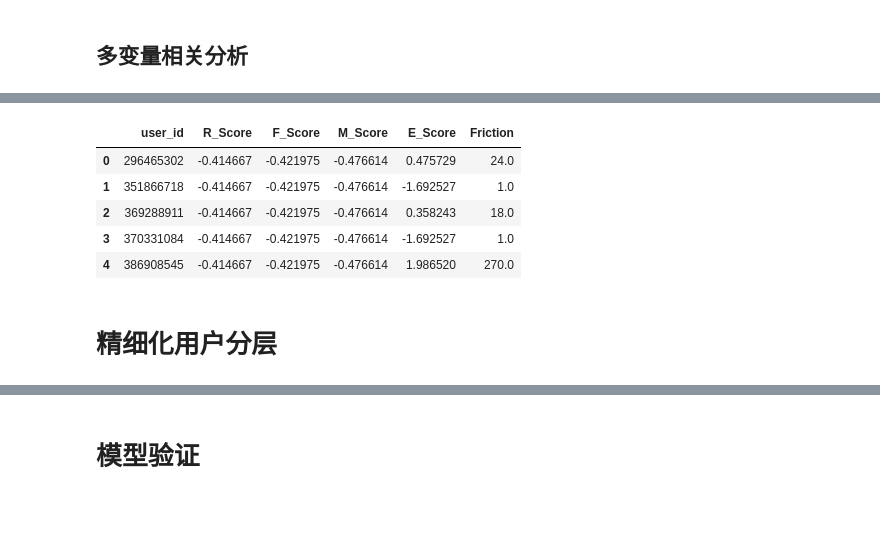
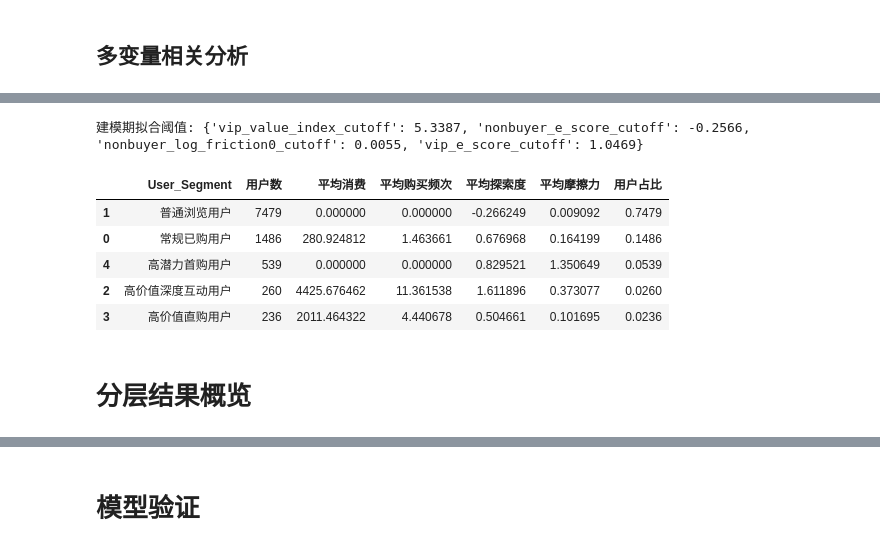
Before and after one commit to DX39069043/RFM-behavior-segmentation, a Jupyter notebook: main.ipynb, the cells around one changed output, grey strips where cells are left out. Saved outputs shown, nothing was run; the diff lists cells and outputs as text; code cells hidden in the pictures; blank space fills up the shorter version.

```diff
--- a/main.ipynb
+++ b/main.ipynb
@@ -204,21 +182,23 @@ df[['user_id','E_Score','Friction']].head()
 # %%
-from shared_utils import compute_rfm_scores
+from analysis import segment_users, segment_summary
 
-compute_rfm_scores(
-    df,
-    r_raw_col='Recency_Days',
-    f_raw_col='Purchase_Frequency',
-    m_raw_col='Total_Spending'
-)
+# 分层逻辑（analysis.py）：
+# - 高价值：仅在已购用户内部，按价值指数上四分位确定
+# - 未购用户：用行为 GMM 阈值识别高潜力首购用户
+# - 所有阈值只在 10 月建模期拟合，11 月验证期只读取标签
+final_df, thresholds = segment_users(df)
 
-df[['user_id','R_Score','F_Score','M_Score','E_Score','Friction']].head()
+print('建模期拟合阈值:', {k: round(v, 4) for k, v in thresholds.items()})
+print()
+segment_summary(final_df)
 # %% [output]
+建模期拟合阈值: {'vip_value_index_cutoff': 5.3387, 'nonbuyer_e_score_cutoff': -0.2566, 'nonbuyer_log_friction0_cutoff': 0.0055, 'vip_e_score_cutoff': 1.0469}
-|  | user_id | R_Score | F_Score | M_Score | E_Score | Friction |
-| 0 | 296465302 | -0.414667 | -0.421975 | -0.476614 | 0.475729 | 24.0 |
-| 1 | 351866718 | -0.414667 | -0.421975 | -0.476614 | -1.692527 | 1.0 |
-| 2 | 369288911 | -0.414667 | -0.421975 | -0.476614 | 0.358243 | 18.0 |
-| 3 | 370331084 | -0.414667 | -0.421975 | -0.476614 | -1.692527 | 1.0 |
-| 4 | 386908545 | -0.414667 | -0.421975 | -0.476614 | 1.986520 | 270.0 |
+|  | User_Segment | 用户数 | 平均消费 | 平均购买频次 | 平均探索度 | 平均摩擦力 | 用户占比 |
+| 1 | 普通浏览用户 | 7479 | 0.000000 | 0.000000 | -0.266249 | 0.009092 | 0.7479 |
+| 0 | 常规已购用户 | 1486 | 280.924812 | 1.463661 | 0.676968 | 0.164199 | 0.1486 |
+| 4 | 高潜力首购用户 | 539 | 0.000000 | 0.000000 | 0.829521 | 1.350649 | 0.0539 |
+| 2 | 高价值深度互动用户 | 260 | 4425.676462 | 11.361538 | 1.611896 | 0.373077 | 0.0260 |
+| 3 | 高价值直购用户 | 236 | 2011.464322 | 4.440678 | 0.504661 | 0.101695 | 0.0236 |
 # %% [markdown]
-# 精细化用户分层
+# 分层结果概览
 # %%
```
Also changed, not shown: parts of 29 cells of this notebook, 16 other files.
